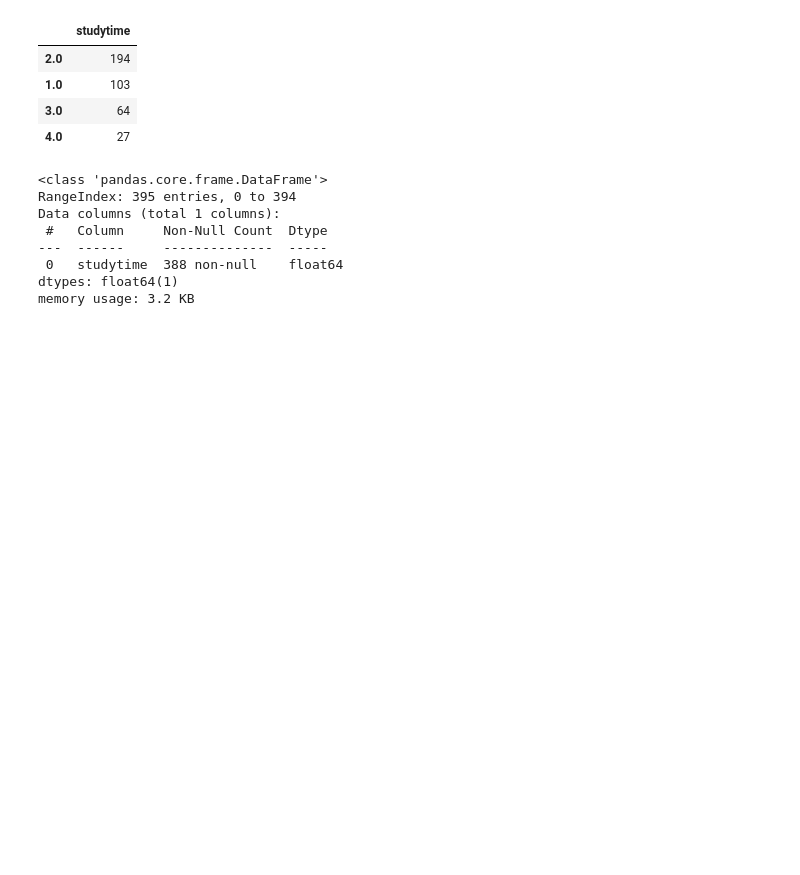
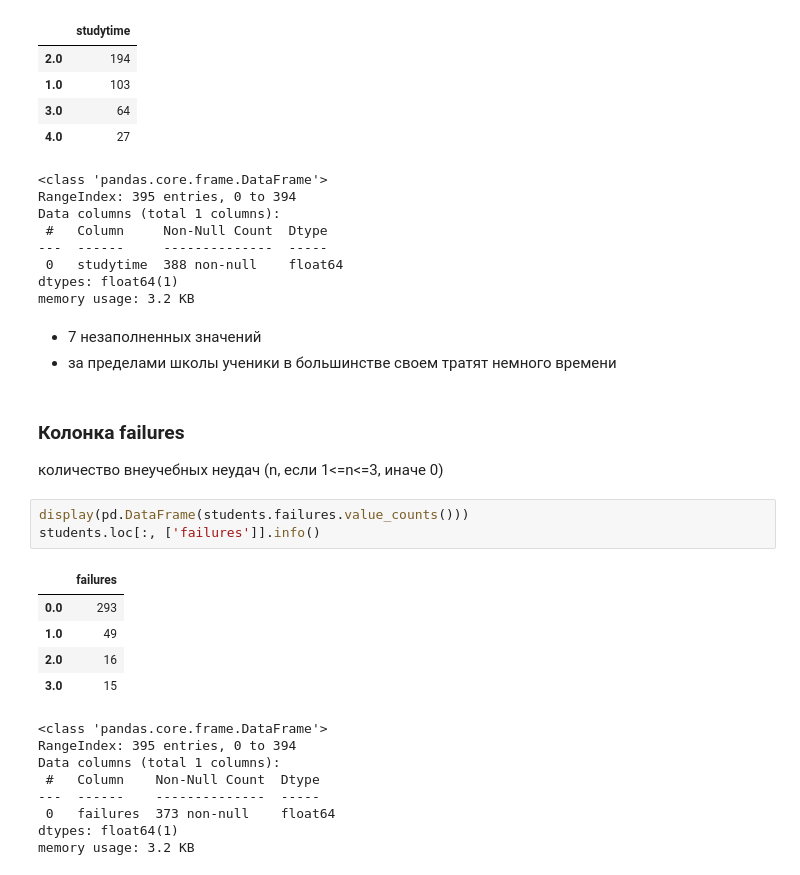
Before and after one commit to Ro-Ksu/skillfactory_rds, a Jupyter notebook: module_2/Module_2.ipynb, the cells around one changed output. Cells and saved outputs as stored; diff of their text form; blank space fills up the shorter version.

```diff
--- a/module_2/Module_2.ipynb
+++ b/module_2/Module_2.ipynb
@@ -431,3 +501,26 @@ Data columns (total 1 columns):
  0   studytime  388 non-null    float64
 dtypes: float64(1)
 memory usage: 3.2 KB
+# %% [markdown]
+ - 7 незаполненных значений
+ - за пределами школы ученики в большинстве своем тратят немного времени
+# %% [markdown]
+### Колонка failures
+количество внеучебных неудач (n, если 1<=n<=3, иначе 0)
+# %%
+display(pd.DataFrame(students.failures.value_counts()))
+students.loc[:, ['failures']].info()
+# %% [output]
+|  | failures |
+| 0.0 | 293 |
+| 1.0 | 49 |
+| 2.0 | 16 |
+| 3.0 | 15 |
+<class 'pandas.core.frame.DataFrame'>
+RangeIndex: 395 entries, 0 to 394
+Data columns (total 1 columns):
+ #   Column    Non-Null Count  Dtype
+---  ------    --------------  -----
+ 0   failures  373 non-null    float64
+dtypes: float64(1)
+memory usage: 3.2 KB
```
Also changed, not shown: parts of 12 cells of this notebook.
